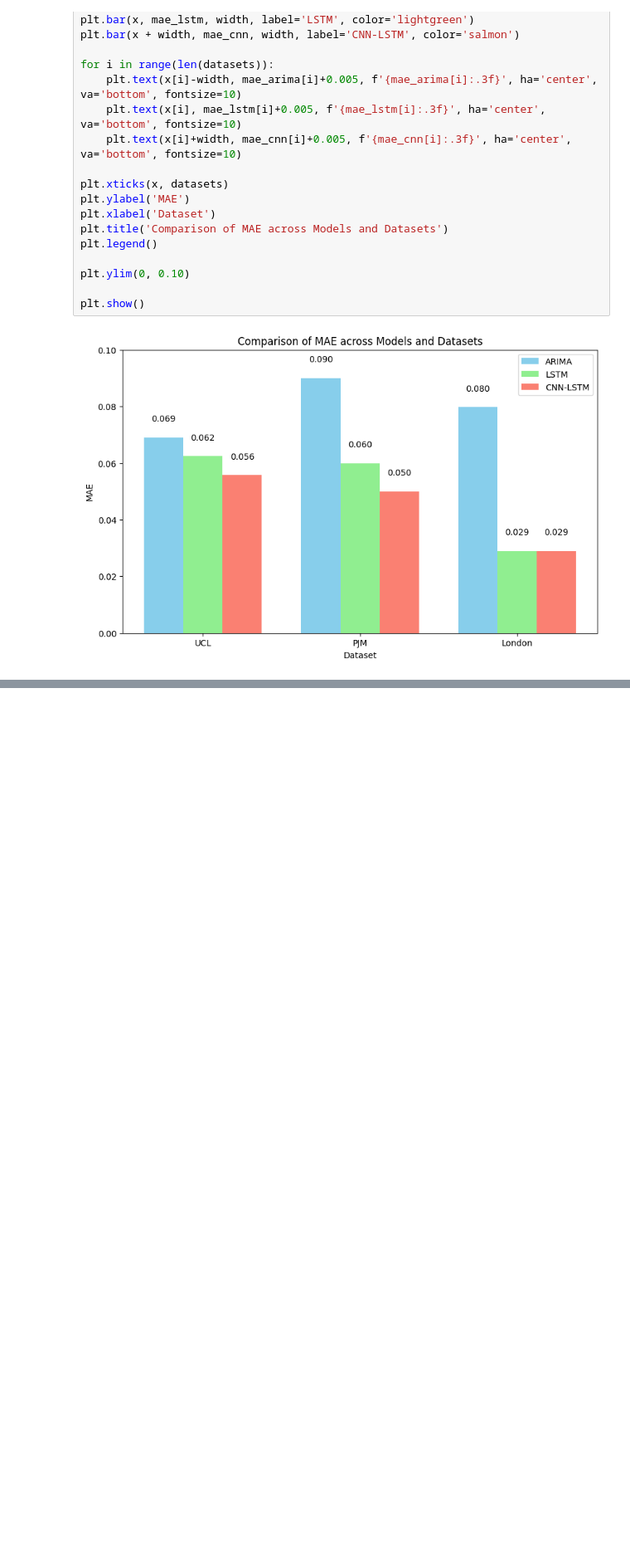
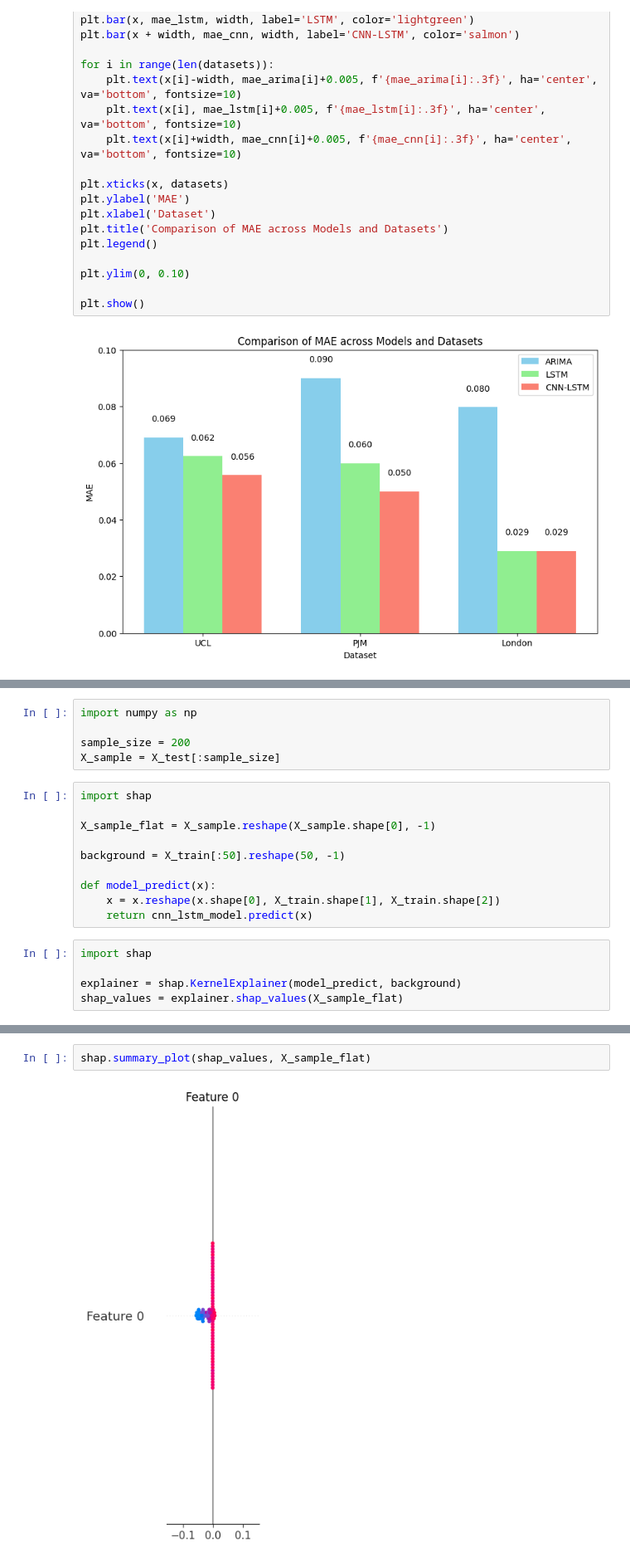
Before and after one commit to Meerawks/Energy-Consumption-Prediction, a Jupyter notebook: Energy_Prediction.ipynb, the cells around one changed output, grey strips where cells are left out. Shown: that part at 83% size. Saved outputs shown, nothing was run; the diff lists cells and outputs as text; blank space fills up the shorter version.

Commit message:
Added SHAP feature Importance to results

```diff
--- a/Energy_Prediction.ipynb
+++ b/Energy_Prediction.ipynb
@@ -623,0 +627,20 @@ plt.show()
+# %%
+import numpy as np
+
+sample_size = 200
+X_sample = X_test[:sample_size]
+# %%
+import shap
+
+X_sample_flat = X_sample.reshape(X_sample.shape[0], -1)
+
+background = X_train[:50].reshape(50, -1)
+
+def model_predict(x):
+    x = x.reshape(x.shape[0], X_train.shape[1], X_train.shape[2])
+    return cnn_lstm_model.predict(x)
+# %%
+import shap
+
+explainer = shap.KernelExplainer(model_predict, background)
+shap_values = explainer.shap_values(X_sample_flat)
@@ -623,0 +666,4 @@ plt.show()
+# %%
+shap.summary_plot(shap_values, X_sample_flat)
+# %% [output]
+[figure, added]
```
Also changed, not shown: parts of 19 cells of this notebook.
